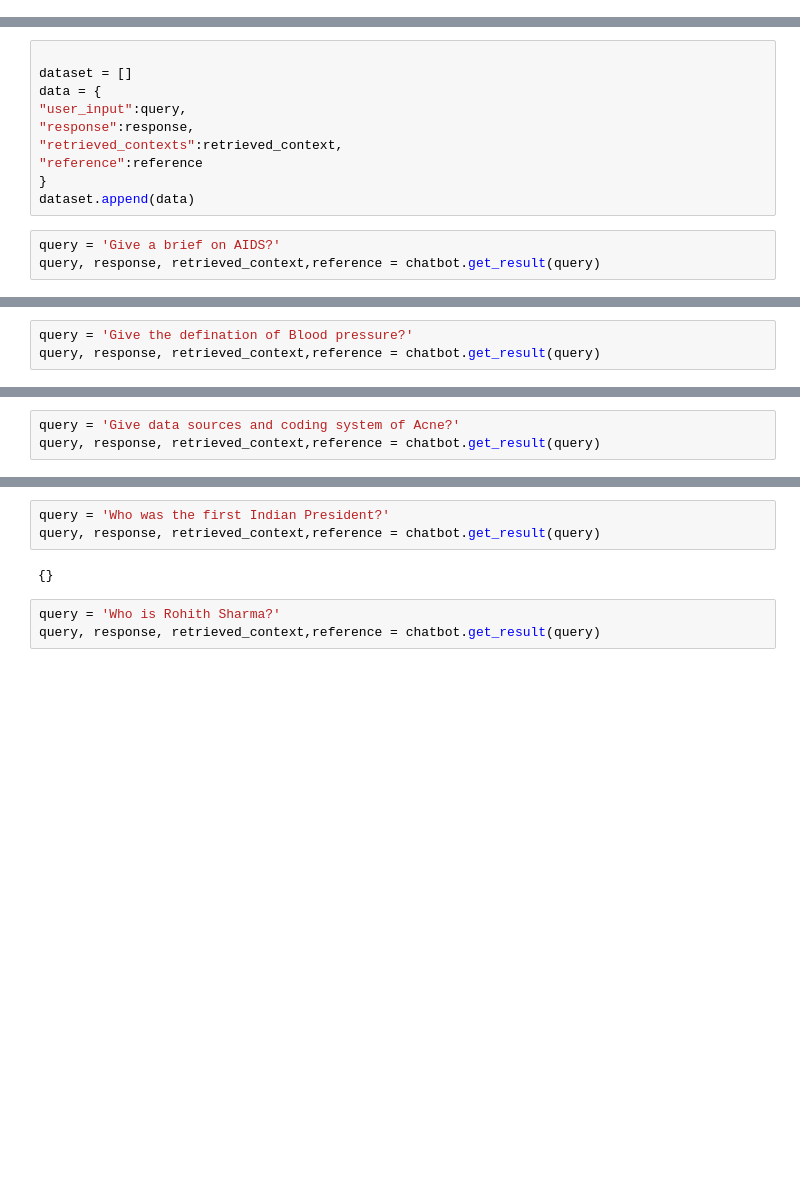
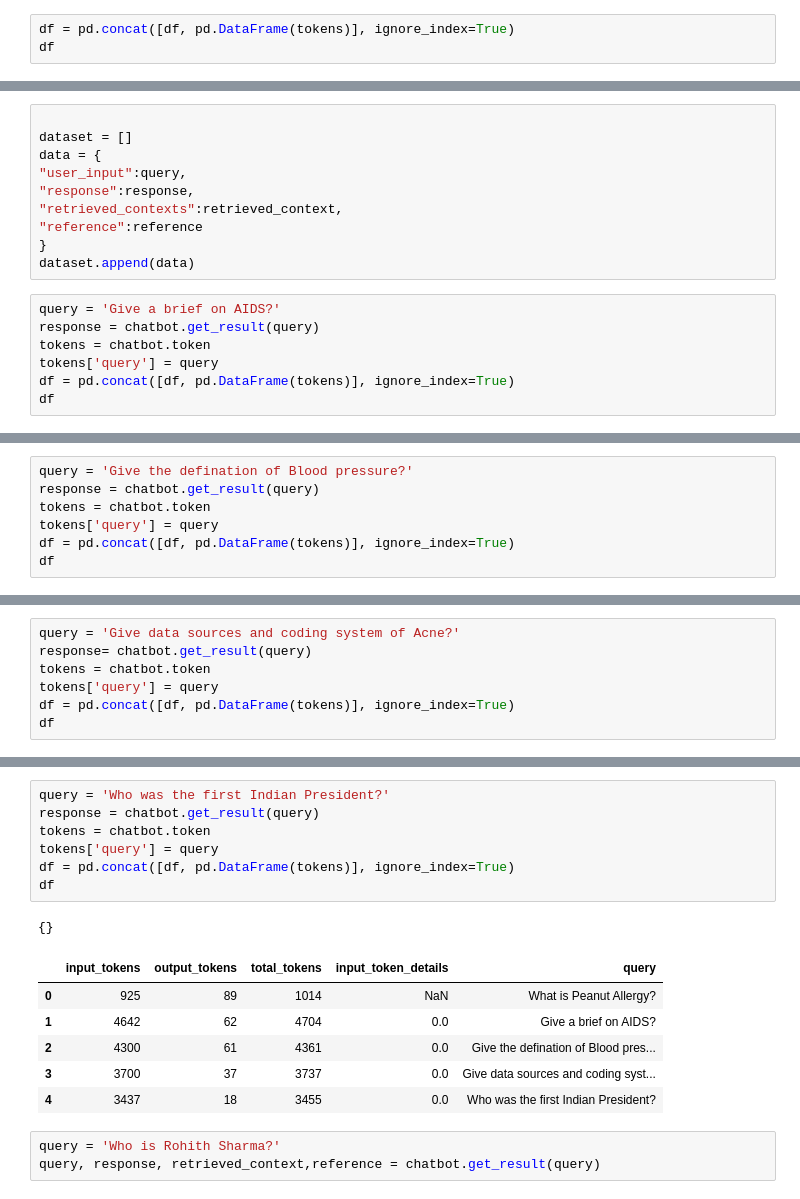
Before and after one commit to PrinciaFernandes/Phenomix, a Jupyter notebook: notebooks/data_loading.ipynb, the cells around one changed output, grey strips where cells are left out. Cells and saved outputs as stored; diff of their text form; blank space fills up the shorter version.

Commit message:
token pricing added

```diff
--- a/notebooks/data_loading.ipynb
+++ b/notebooks/data_loading.ipynb
@@ -104,0 +123,3 @@ query, response, retrieved_context,reference = chatbot.get_result(query)
+# %%
+df = pd.concat([df, pd.DataFrame(tokens)], ignore_index=True)
+df
@@ -114,6 +138,10 @@ data = {
 dataset.append(data)
 # %%
 query = 'Give a brief on AIDS?'
-query, response, retrieved_context,reference = chatbot.get_result(query)
+response = chatbot.get_result(query)
+tokens = chatbot.token
+tokens['query'] = query
+df = pd.concat([df, pd.DataFrame(tokens)], ignore_index=True)
+df
 # %% [output]
 {'phenotype_name': 'aids'}
@@ -120,5 +151,9 @@ query, response, retrieved_context,reference = chatbot.get_result(query)
 # %%
 query = 'Give the defination of Blood pressure?'
-query, response, retrieved_context,reference = chatbot.get_result(query)
+response = chatbot.get_result(query)
+tokens = chatbot.token
+tokens['query'] = query
+df = pd.concat([df, pd.DataFrame(tokens)], ignore_index=True)
+df
 # %% [output]
 {'phenotype_name': 'blood pressure'}
@@ -125,5 +164,9 @@ query, response, retrieved_context,reference = chatbot.get_result(query)
 # %%
 query = 'Give data sources and coding system of Acne?'
-query, response, retrieved_context,reference = chatbot.get_result(query)
+response= chatbot.get_result(query)
+tokens = chatbot.token
+tokens['query'] = query
+df = pd.concat([df, pd.DataFrame(tokens)], ignore_index=True)
+df
 # %% [output]
 {'phenotype_name': 'acne'}
@@ -130,8 +178,18 @@ query, response, retrieved_context,reference = chatbot.get_result(query)
 # %%
 query = 'Who was the first Indian President?'
-query, response, retrieved_context,reference = chatbot.get_result(query)
+response = chatbot.get_result(query)
+tokens = chatbot.token
+tokens['query'] = query
+df = pd.concat([df, pd.DataFrame(tokens)], ignore_index=True)
+df
 # %% [output]
 {}
+|  | input_tokens | output_tokens | total_tokens | input_token_details | query |
+| 0 | 925 | 89 | 1014 | NaN | What is Peanut Allergy? |
+| 1 | 4642 | 62 | 4704 | 0.0 | Give a brief on AIDS? |
+| 2 | 4300 | 61 | 4361 | 0.0 | Give the defination of Blood pres... |
+| 3 | 3700 | 37 | 3737 | 0.0 | Give data sources and coding syst... |
+| 4 | 3437 | 18 | 3455 | 0.0 | Who was the first Indian President? |
 # %%
 query = 'Who is Rohith Sharma?'
 query, response, retrieved_context,reference = chatbot.get_result(query)
```
Also changed, not shown: parts of 13 cells of this notebook, 6 other files.
